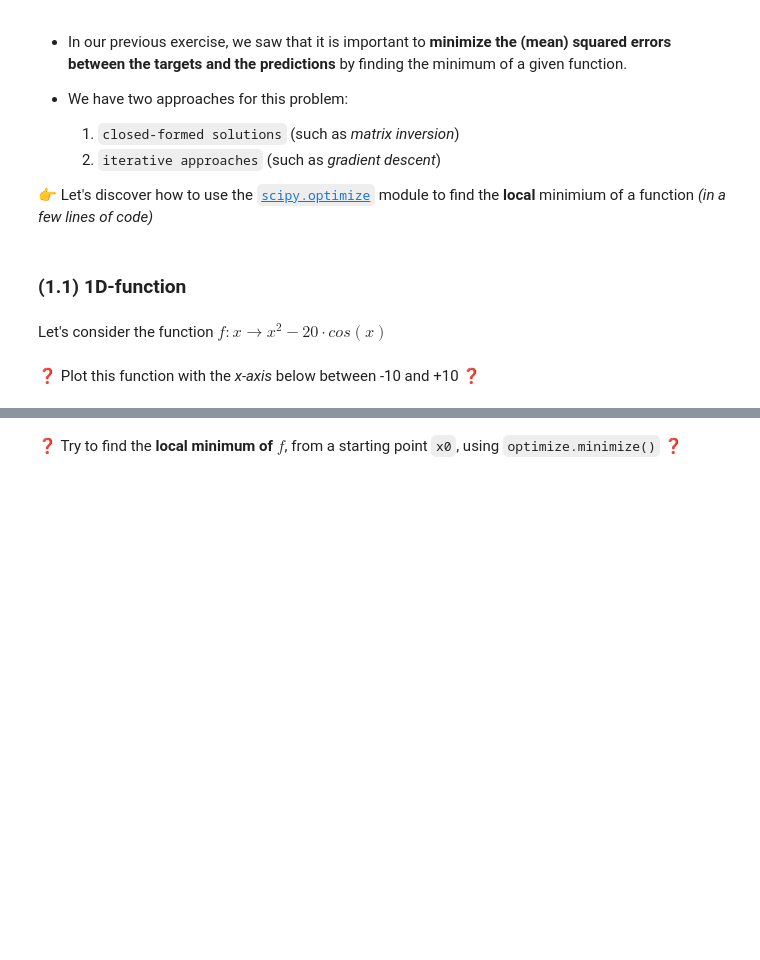
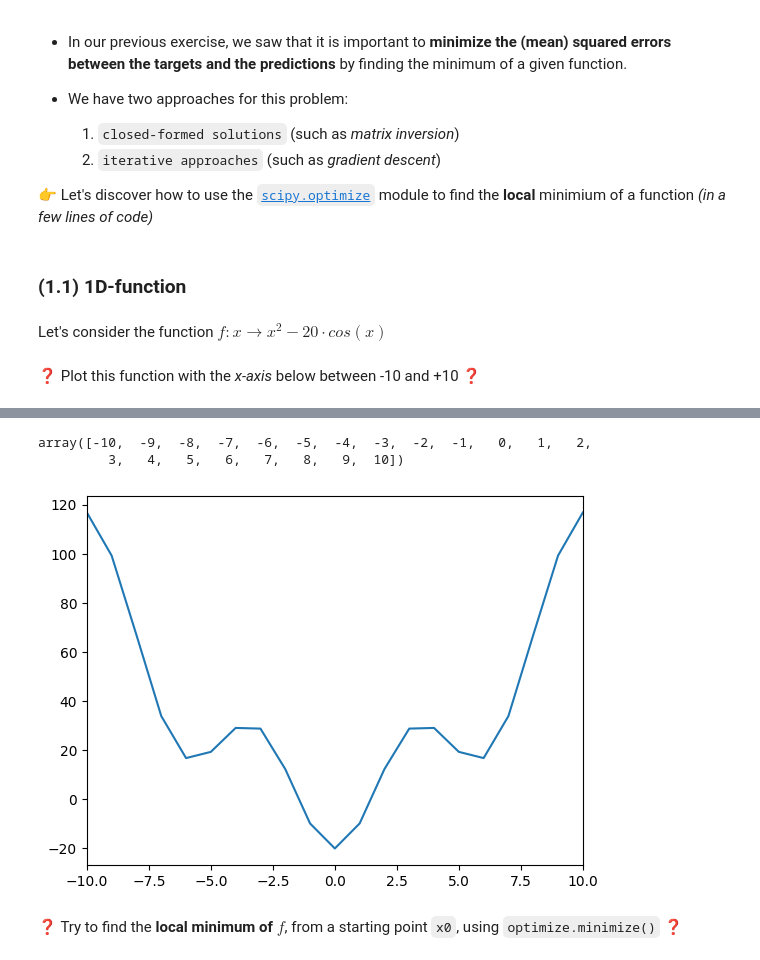
Before and after one commit to rndfilip/data-scipy, a Jupyter notebook: 03-scipy.ipynb, the cells around one changed output, grey strips where cells are left out. Drawn from its saved outputs; the diff is of its cells as text; code cells hidden in the pictures; blank space fills up the shorter version.

```diff
--- a/03-scipy.ipynb
+++ b/03-scipy.ipynb
@@ -33,0 +33,5 @@ def f(x):
+# %%
+x = np.arange(-10,11)
+y = np.array(list((map(lambda x: f(x),x))))
+print(x)
+y
@@ -34,2 +47,13 @@ def f(x):
+# %%
+x
+# %% [output]
+array([-10,  -9,  -8,  -7,  -6,  -5,  -4,  -3,  -2,  -1,   0,   1,   2,
+         3,   4,   5,   6,   7,   8,   9,  10])
+# %%
+plt.plot(x,y)
+plt.xlim((-10,10))
+plt.show()
+# %% [output]
+[figure, added]
 # %% [markdown]
 ❓ Try to find the **local minimum of $f$**, from a starting point `x0`, using `optimize.minimize()` ❓
```
Also changed, not shown: parts of 16 cells of this notebook.
